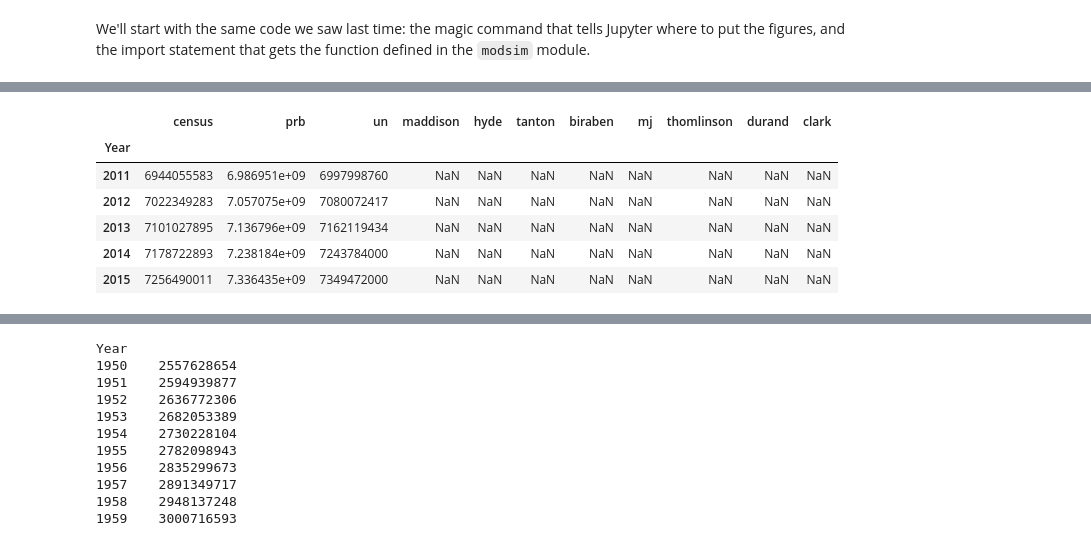
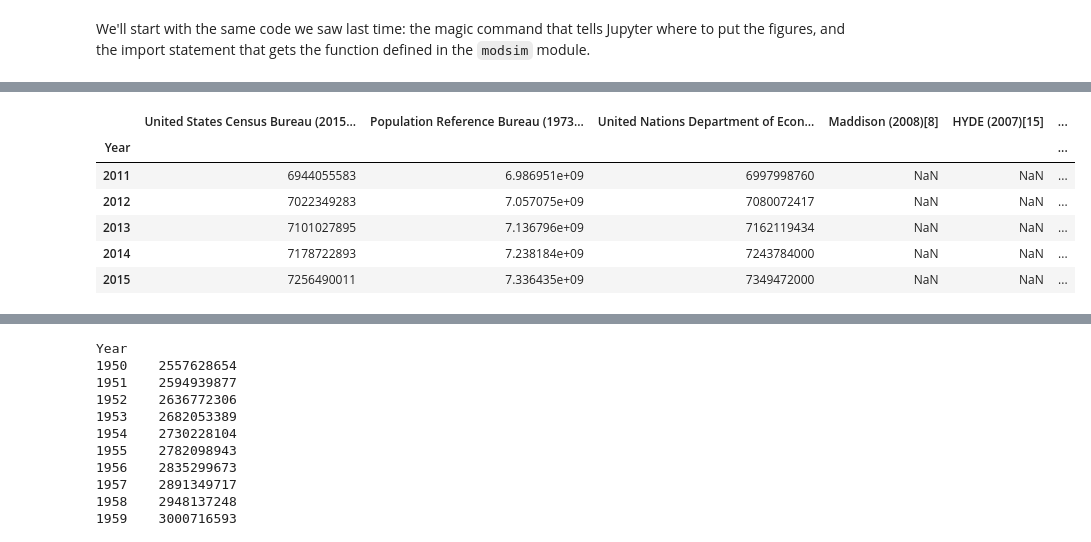
Before and after one commit to AllenDowney/ModSimPy, a Jupyter notebook: code/chap03.ipynb, the cells around one changed output, grey strips where cells are left out. Cells and saved outputs as stored; diff of their text form; code cells hidden in the pictures.

```diff
--- a/code/chap03.ipynb
+++ b/code/chap03.ipynb
@@ -27,4 +27,4 @@ from pandas import read_html
 # https://en.wikipedia.org/wiki/World_population_estimates
 
 filename = 'data/World_population_estimates.html'
-dfs = read_html(filename, header=0, index_col=0, decimal='M')
+tables = read_html(filename, header=0, index_col=0, decimal='M')
@@ -41,0 +31,3 @@ df2.head()
+# %%
+table2 = tables[2]
+table2.head()
@@ -42,11 +42,11 @@ df2.head()
 # %%
-df2.tail()
+table2.tail()
 # %% [output]
-|  | census | prb | un | maddison | hyde | tanton | biraben | mj | thomlinson | durand | clark |
-| Year |  |  |  |  |  |  |  |  |  |  |  |
-| 2011 | 6944055583 | 6.986951e+09 | 6997998760 | NaN | NaN | NaN | NaN | NaN | NaN | NaN | NaN |
-| 2012 | 7022349283 | 7.057075e+09 | 7080072417 | NaN | NaN | NaN | NaN | NaN | NaN | NaN | NaN |
-| 2013 | 7101027895 | 7.136796e+09 | 7162119434 | NaN | NaN | NaN | NaN | NaN | NaN | NaN | NaN |
-| 2014 | 7178722893 | 7.238184e+09 | 7243784000 | NaN | NaN | NaN | NaN | NaN | NaN | NaN | NaN |
-| 2015 | 7256490011 | 7.336435e+09 | 7349472000 | NaN | NaN | NaN | NaN | NaN | NaN | NaN | NaN |
+|  | United States Census Bureau (2015... | Population Reference Bureau (1973... | United Nations Department of Econ... | Maddison (2008)[8] | HYDE (2007)[15] | ... |
+| Year |  |  |  |  |  | ... |
+| 2011 | 6944055583 | 6.986951e+09 | 6997998760 | NaN | NaN | ... |
+| 2012 | 7022349283 | 7.057075e+09 | 7080072417 | NaN | NaN | ... |
+| 2013 | 7101027895 | 7.136796e+09 | 7162119434 | NaN | NaN | ... |
+| 2014 | 7178722893 | 7.238184e+09 | 7243784000 | NaN | NaN | ... |
+| 2015 | 7256490011 | 7.336435e+09 | 7349472000 | NaN | NaN | ... |
 # %%
```
Also changed, not shown: parts of 85 cells of this notebook, 1 other file.
